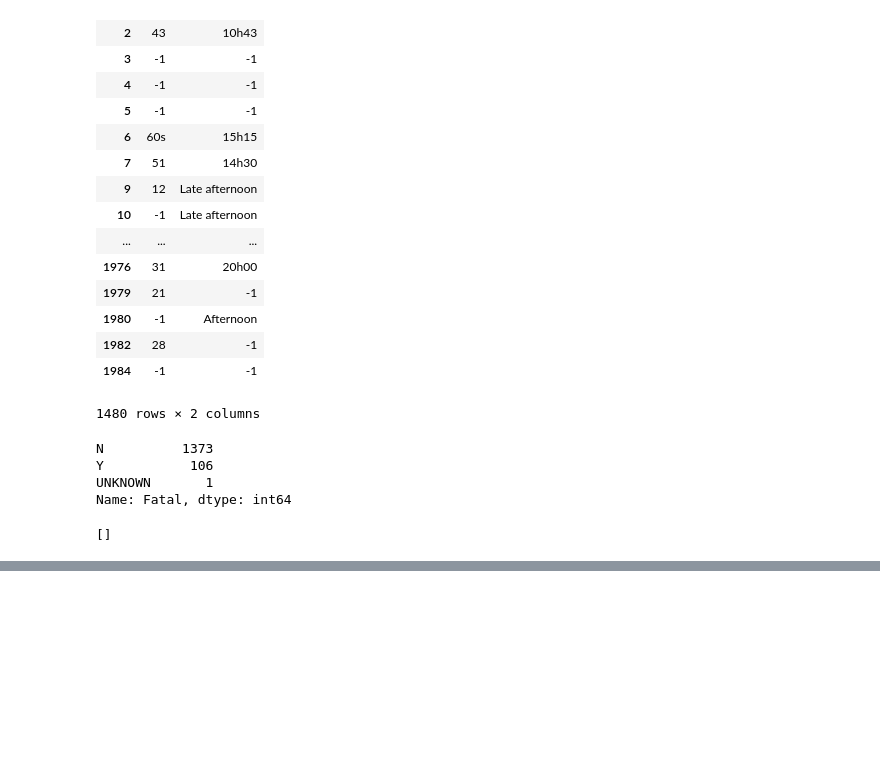
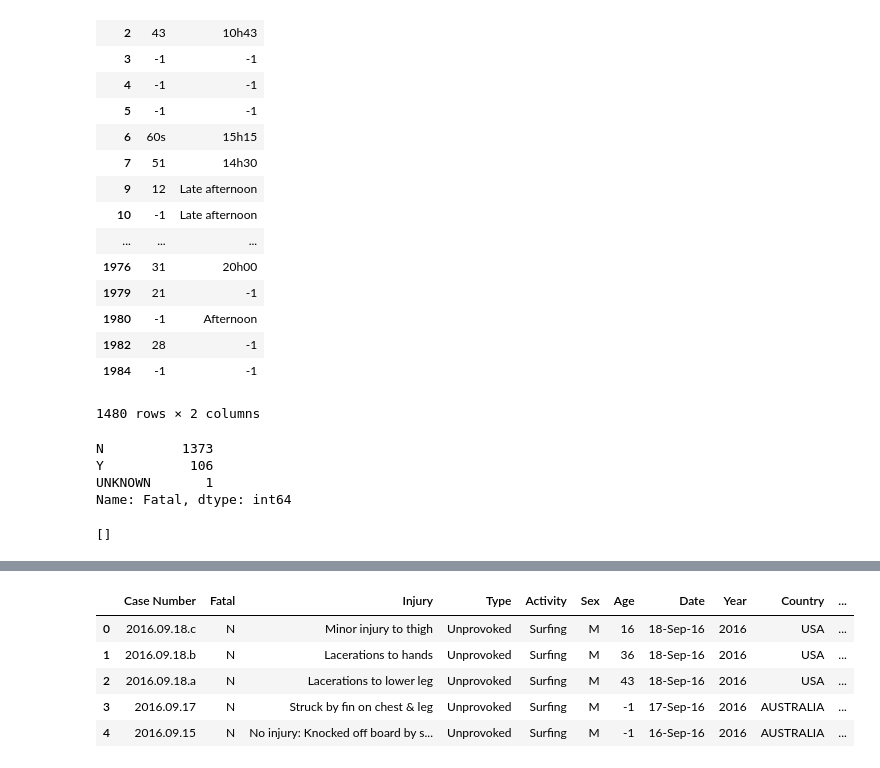
Before and after one commit to hector-moreno/datamad0119, a Jupyter notebook: module-1/pandas-project/your-code/data-wrangling.ipynb, the cells around one changed output, grey strips where cells are left out. Drawn from its saved outputs; the diff is of its cells as text; code cells hidden in the pictures; blank space fills up the shorter version.

Commit message:
Data cleaning and manipulation realizado

```diff
--- a/module-1/pandas-project/your-code/data-wrangling.ipynb
+++ b/module-1/pandas-project/your-code/data-wrangling.ipynb
@@ -400,7 +340,0 @@ dtype: object
-# %%
-'''
-Pandas currently has the year column stored as integers, but what if we wanted the year to be stored
-as a categorical variable (object) instead?
-'''
-filtered['Year'] = filtered['Year'].astype('int')
-data['year'].dtype
@@ -409,4 +341,6 @@ ValueError: invalid literal for int() with base 10: 'N'
 # %%
+#Data type correction de Age para poder hacer bins
+'''Primero preparamos los datos para poder usar .astype()'''
 filtered['Age'] = filtered['Age'].fillna('-1')
 filtered['Age'] = filtered['Age'].str.replace('\xa0 ', '-1')
 filtered['Age'] = filtered['Age'].str.replace('Teens', '14')
@@ -427,5 +361,6 @@ filtered['Age'] = filtered['Age'].str.replace('teen', '14')
 filtered['Age'] = filtered['Age'].str.replace('Teen', '14')
 filtered['Age'] = filtered['Age'].str.replace('23 & 20', '21')
 filtered['Age'] = filtered['Age'].str.replace('N', '-1')
+filtered['Age'] = filtered['Age'].str.replace('mid-35', '35')
 print(set(filtered['Age']))
 # %% [output]
@@ -558,0 +368,5 @@ corresponding values have been stacked into the value field.
+# %%
+'''Aplicamos .astype()'''
+
+filtered['Age'] = filtered['Age'].astype('int')
+filtered.dtypes
@@ -558,0 +410,9 @@ corresponding values have been stacked into the value field.
+# %%
+filtered.head()
+# %% [output]
+|  | Case Number | Fatal | Injury | Type | Activity | Sex | Age | Date | Year | Country | ... |
+| 0 | 2016.09.18.c | N | Minor injury to thigh | Unprovoked | Surfing | M | 16 | 18-Sep-16 | 2016 | USA | ... |
+| 1 | 2016.09.18.b | N | Lacerations to hands | Unprovoked | Surfing | M | 36 | 18-Sep-16 | 2016 | USA | ... |
+| 2 | 2016.09.18.a | N | Lacerations to lower leg | Unprovoked | Surfing | M | 43 | 18-Sep-16 | 2016 | USA | ... |
+| 3 | 2016.09.17 | N | Struck by fin on chest & leg | Unprovoked | Surfing | M | -1 | 17-Sep-16 | 2016 | AUSTRALIA | ... |
+| 4 | 2016.09.15 | N | No injury: Knocked off board by s... | Unprovoked | Surfing | M | -1 | 16-Sep-16 | 2016 | AUSTRALIA | ... |
```
Also changed, not shown: parts of 20 cells of this notebook, 1 other file.
